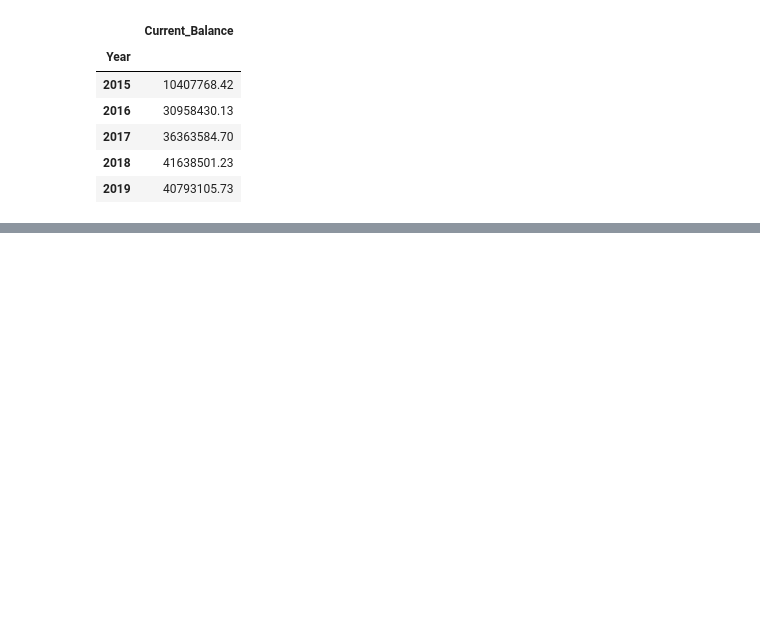
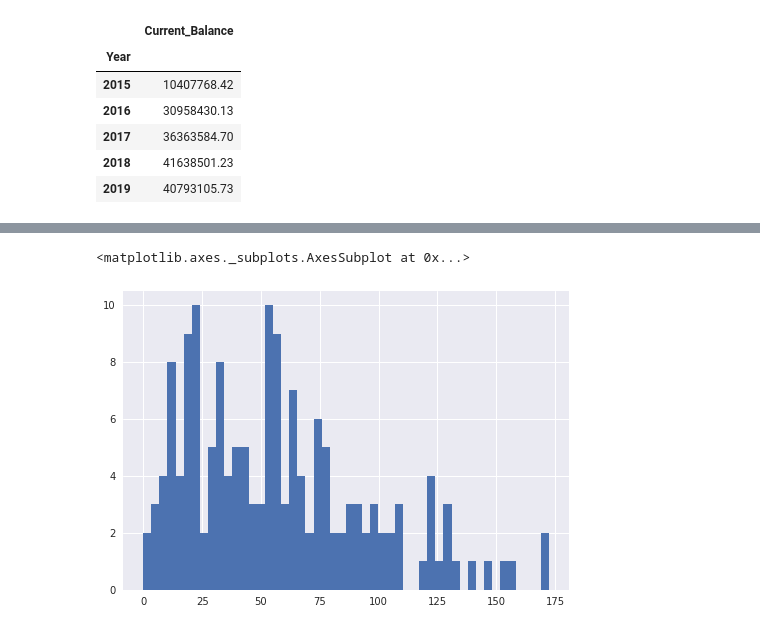
Before and after one commit to XuetingS/PP, a Jupyter notebook: src/12.09.ipynb, the cells around one changed output, grey strips where cells are left out. Cells and saved outputs as stored; diff of their text form; code cells hidden in the pictures; blank space fills up the shorter version.

```diff
--- a/src/12.09.ipynb
+++ b/src/12.09.ipynb
@@ -989,0 +1117,7 @@ Perf[(Perf['Year']>=2015)& (Perf['Default_Status'].isin(['Fraud', 'Bankruptcy'])
+# %%
+Client['Tenure'] = (Client['Termination Date']-Client['Launch Date'])/np.timedelta64(1, 'M')
+# %%
+Client[(Client['Active']=='Terminated')]['Tenure'].hist(bins = 50)
+# %% [output]
+<matplotlib.axes._subplots.AxesSubplot at 0x...>
+[figure, added]
```
Also changed, not shown: parts of 42 cells of this notebook.
